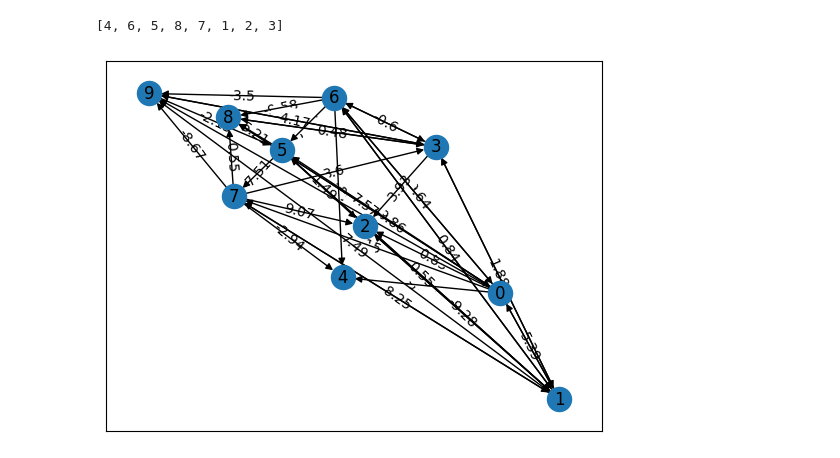
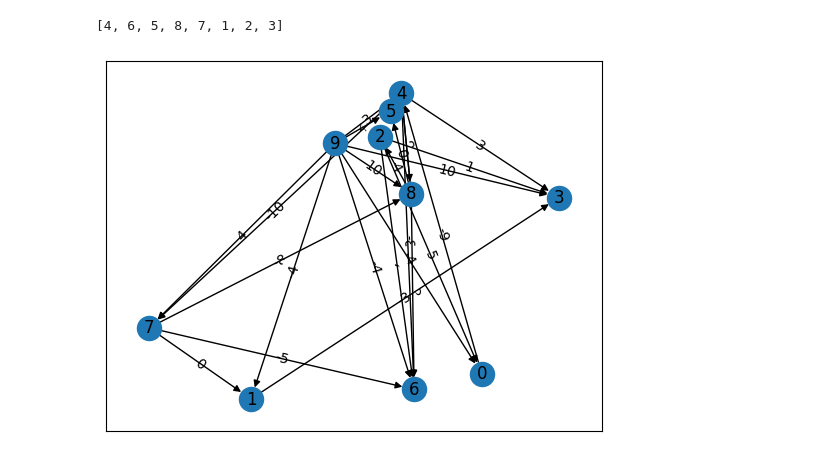
Before and after one commit to Ethan2541/Improved-Bellman-Ford, a Jupyter notebook: notebook.ipynb, the cells around one changed output. Cells and saved outputs as stored; diff of their text form; code cells hidden in the pictures.

```diff
--- a/notebook.ipynb
+++ b/notebook.ipynb
@@ -47,11 +47,12 @@ glouton_fas(G2)
 # %% [output]
 [4, 6, 5, 8, 7, 1, 2, 3]
 # %%
-G, tests = generate_random_test_sets(4, 10, -10, 10)
+G, tests = generate_random_test_set(4, 10, -10, 10)
 # nx.draw_networkx(G, pos, with_labels=True, arrows=True)
 H = tests[0]
+pos = nx.spring_layout(H)
 labels = {x[:2]: np.round(H.get_edge_data(*x)['weight'], 2) for x in H.edges}
 nx.draw_networkx_edge_labels(H, pos, labels)
 nx.draw_networkx(H, pos, with_labels=True, arrows=True)
 # %% [output]
-[figure, old version]
+[figure, new version]
```
Also changed, not shown: parts of 3 cells of this notebook, 1 other file.
